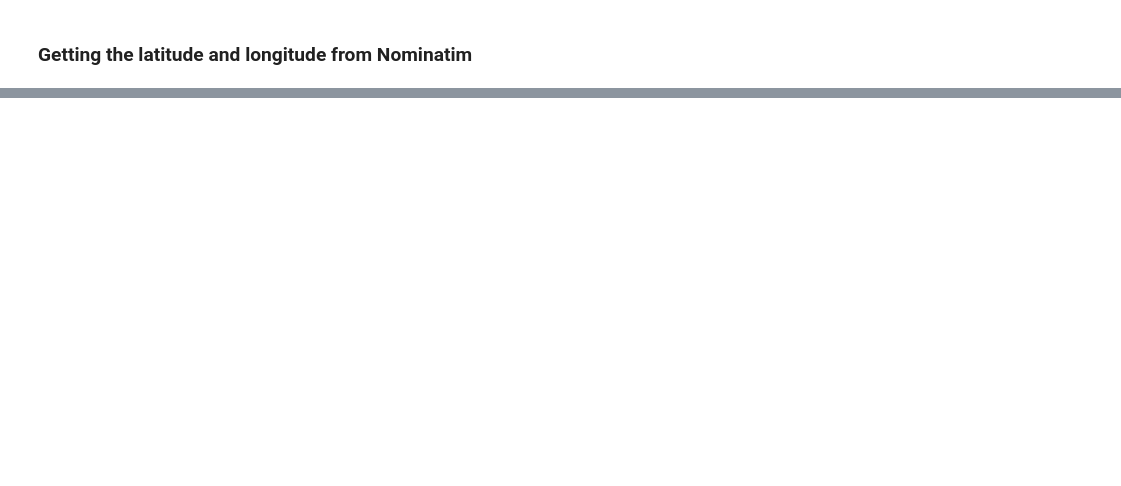
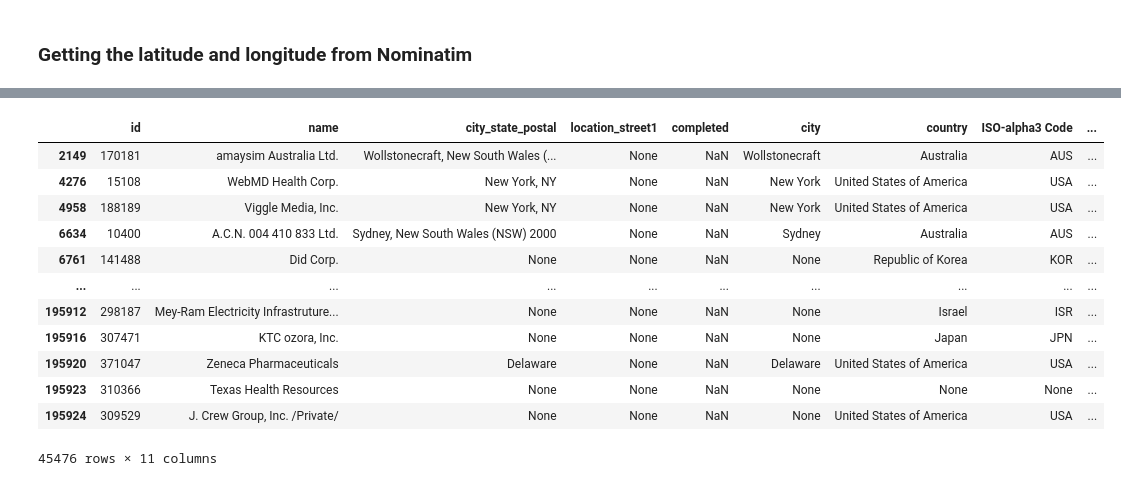
Before and after one commit to vaishnavdilip/Thesis, a Jupyter notebook: notebook/location.ipynb, the cells around one changed output, grey strips where cells are left out. Cells and saved outputs as stored; diff of their text form; code cells hidden in the pictures; blank space fills up the shorter version.

```diff
--- a/notebook/location.ipynb
+++ b/notebook/location.ipynb
@@ -289,6 +284,20 @@ saved
 # %%
 address = pd.read_parquet('../data/processed/addresses1.parquet.gzip')
-address
+address.loc[(address.location_street1.isnull())]
+# %% [output]
+|  | id | name | city_state_postal | location_street1 | completed | city | country | ISO-alpha3 Code | ... |
+| 2149 | 170181 | amaysim Australia Ltd. | Wollstonecraft, New South Wales (... | None | NaN | Wollstonecraft | Australia | AUS | ... |
+| 4276 | 15108 | WebMD Health Corp. | New York, NY | None | NaN | New York | United States of America | USA | ... |
+| 4958 | 188189 | Viggle Media, Inc. | New York, NY | None | NaN | New York | United States of America | USA | ... |
+| 6634 | 10400 | A.C.N. 004 410 833 Ltd. | Sydney, New South Wales (NSW) 2000 | None | NaN | Sydney | Australia | AUS | ... |
+| 6761 | 141488 | Did Corp. | None | None | NaN | None | Republic of Korea | KOR | ... |
+| ... | ... | ... | ... | ... | ... | ... | ... | ... | ... |
+| 195912 | 298187 | Mey-Ram Electricity Infrastruture... | None | None | NaN | None | Israel | ISR | ... |
+| 195916 | 307471 | KTC ozora, Inc. | None | None | NaN | None | Japan | JPN | ... |
+| 195920 | 371047 | Zeneca Pharmaceuticals | Delaware | None | NaN | Delaware | United States of America | USA | ... |
+| 195923 | 310366 | Texas Health Resources | None | None | NaN | None | None | None | ... |
+| 195924 | 309529 | J. Crew Group, Inc. /Private/ | None | None | NaN | None | United States of America | USA | ... |
+45476 rows × 11 columns
 # %%
 address = pd.read_parquet('../data/processed/addresses.parquet.gzip')
 address
```
Also changed, not shown: parts of 5 cells of this notebook.
